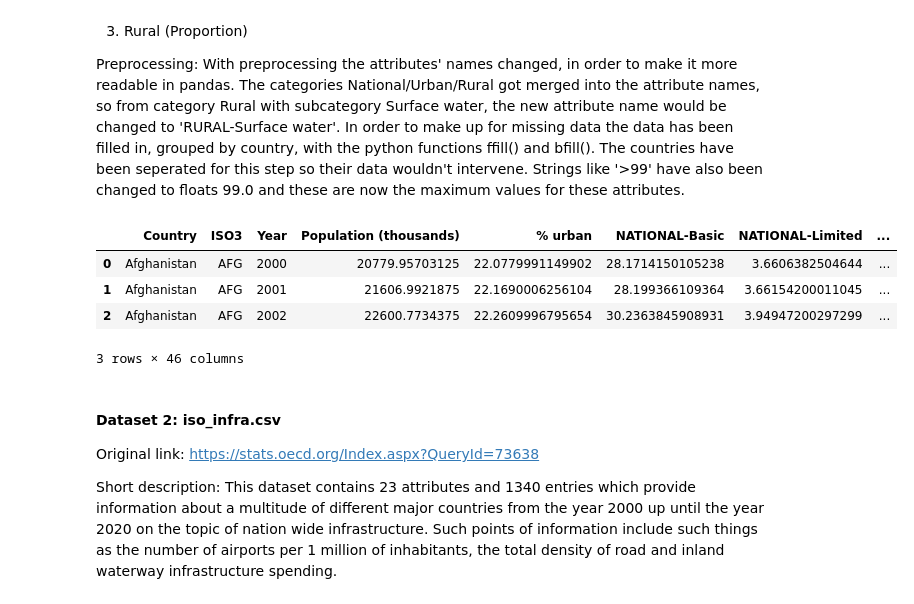
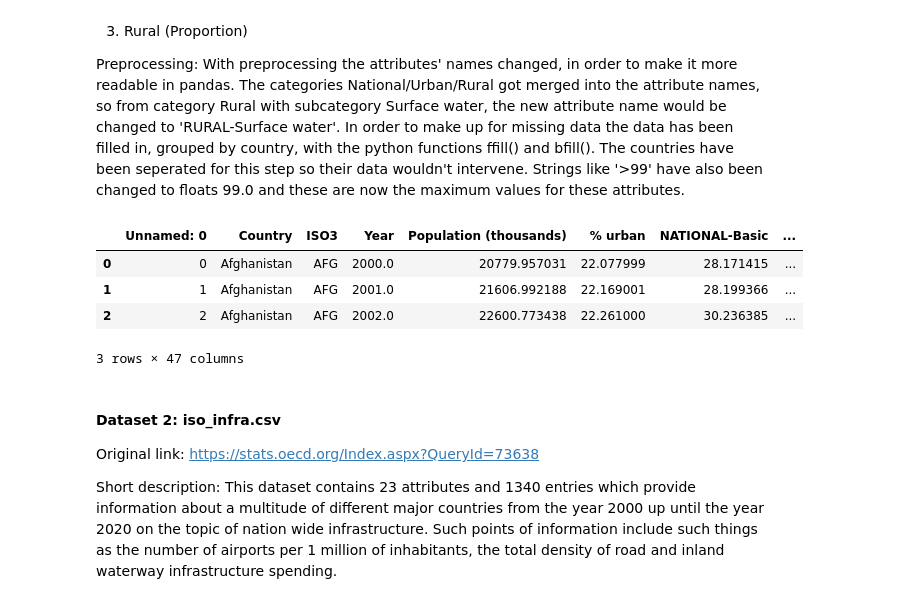
Before and after one commit to olivierstam4/Informatievisualisatie, a Jupyter notebook: docs/Intro.ipynb, the cells around one changed output. Cells and saved outputs as stored; diff of their text form; code cells hidden in the pictures.

```diff
--- a/docs/Intro.ipynb
+++ b/docs/Intro.ipynb
@@ -23,13 +23,13 @@ Preprocessing: With preprocessing the attributes' names changed, in order to mak
 # %%
 import pandas as pd
 
-pd.read_csv('water_set_done.csv').head(n=3)
+pd.read_csv('new_water_done5.csv').head(n=3)
 # %% [output]
-|  | Country | ISO3 | Year | Population (thousands) | % urban | NATIONAL-Basic | NATIONAL-Limited | ... |
-| 0 | Afghanistan | AFG | 2000 | 20779.95703125 | 22.0779991149902 | 28.1714150105238 | 3.6606382504644 | ... |
-| 1 | Afghanistan | AFG | 2001 | 21606.9921875 | 22.1690006256104 | 28.199366109364 | 3.66154200011045 | ... |
-| 2 | Afghanistan | AFG | 2002 | 22600.7734375 | 22.2609996795654 | 30.2363845908931 | 3.94947200297299 | ... |
+|  | Unnamed: 0 | Country | ISO3 | Year | Population (thousands) | % urban | NATIONAL-Basic | ... |
+| 0 | 0 | Afghanistan | AFG | 2000.0 | 20779.957031 | 22.077999 | 28.171415 | ... |
+| 1 | 1 | Afghanistan | AFG | 2001.0 | 21606.992188 | 22.169001 | 28.199366 | ... |
+| 2 | 2 | Afghanistan | AFG | 2002.0 | 22600.773438 | 22.261000 | 30.236385 | ... |
-3 rows × 46 columns
+3 rows × 47 columns
 # %% [markdown]
 #### Dataset 2: iso_infra.csv
 
```
Also changed, not shown: 25 other files.
